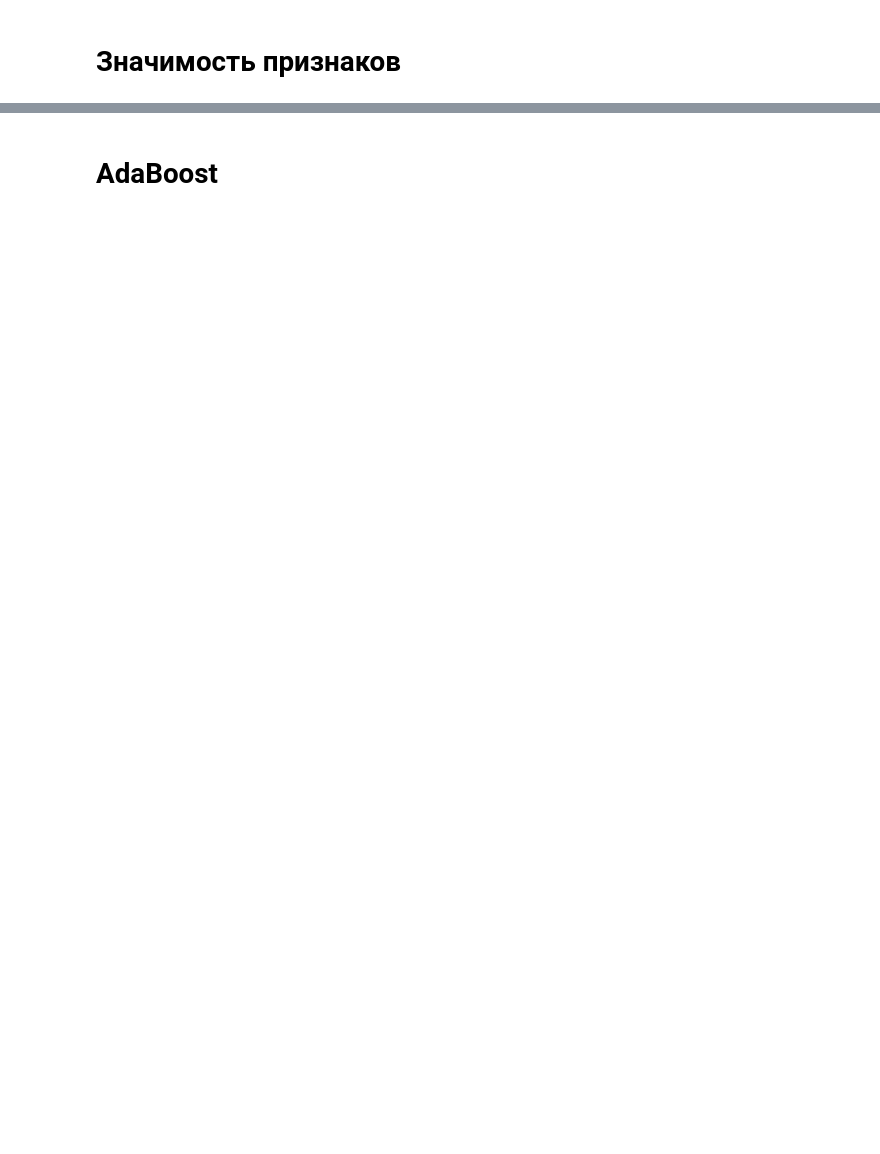
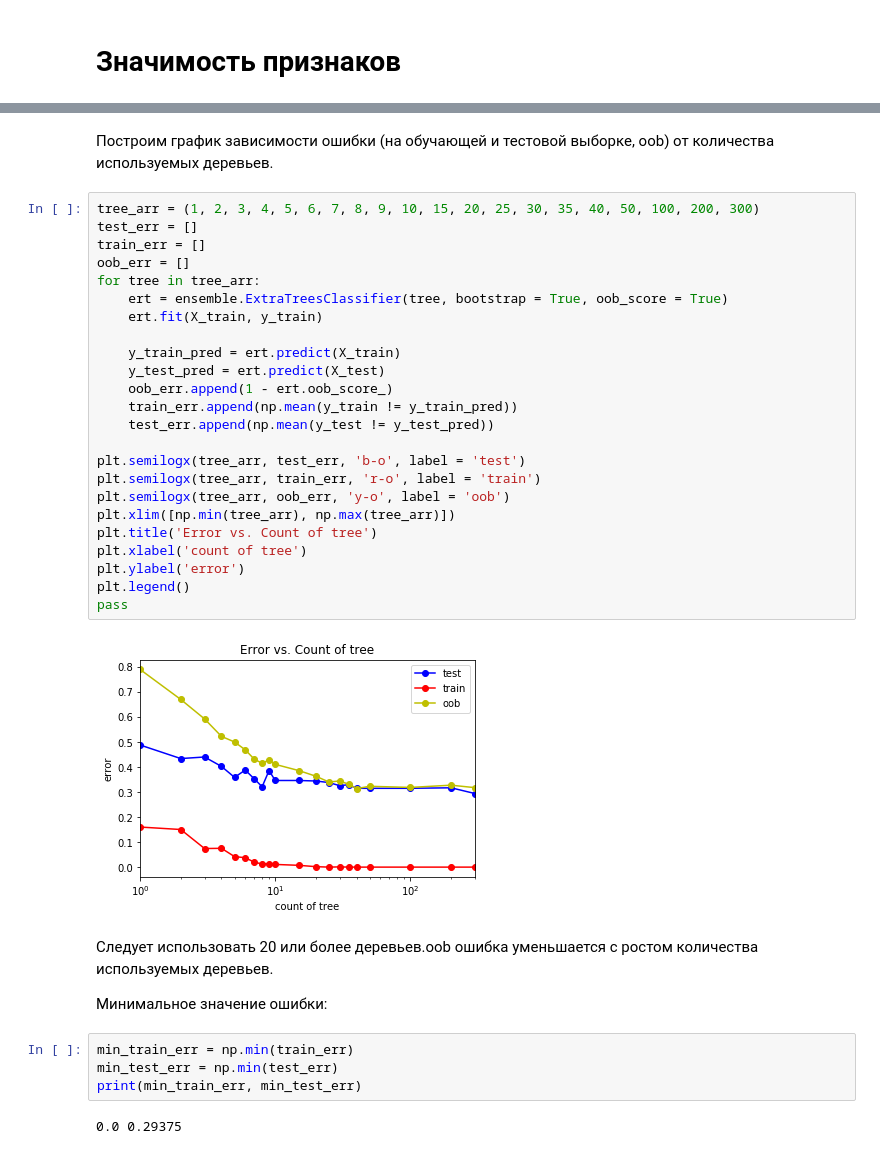
Before and after one commit to Yaroslav-Lahtachev/MachineLearning, a Jupyter notebook: ML.ipynb, the cells around one changed output, grey strips where cells are left out. Drawn from its saved outputs; the diff is of its cells as text; blank space fills up the shorter version.

```diff
--- a/ML.ipynb
+++ b/ML.ipynb
@@ -678,2 +678,38 @@ print(err_train, err_test)
-# %% [markdown]
-# AdaBoost
+# %% [markdown]
+Построим график зависимости ошибки (на обучающей и тестовой выборке, oob) от количества используемых деревьев.
+# %%
+tree_arr = (1, 2, 3, 4, 5, 6, 7, 8, 9, 10, 15, 20, 25, 30, 35, 40, 50, 100, 200, 300)
+test_err = []
+train_err = []
+oob_err = []
+for tree in tree_arr:
+    ert = ensemble.ExtraTreesClassifier(tree, bootstrap = True, oob_score = True)
+    ert.fit(X_train, y_train)
+
+    y_train_pred = ert.predict(X_train)
+    y_test_pred = ert.predict(X_test)
+    oob_err.append(1 - ert.oob_score_)
+    train_err.append(np.mean(y_train != y_train_pred))
+    test_err.append(np.mean(y_test != y_test_pred))
+
+plt.semilogx(tree_arr, test_err, 'b-o', label = 'test')
+plt.semilogx(tree_arr, train_err, 'r-o', label = 'train')
+plt.semilogx(tree_arr, oob_err, 'y-o', label = 'oob')
+plt.xlim([np.min(tree_arr), np.max(tree_arr)])
+plt.title('Error vs. Count of tree')
+plt.xlabel('count of tree')
+plt.ylabel('error')
+plt.legend()
+pass
+# %% [output]
+[figure, added]
+# %% [markdown]
+Следует использовать 20 или более деревьев.oob ошибка уменьшается с ростом количества используемых деревьев.
+
+Минимальное значение ошибки:
+# %%
+min_train_err = np.min(train_err)
+min_test_err = np.min(test_err)
+print(min_train_err, min_test_err)
+# %% [output]
+0.0 0.29375
```
Also changed, not shown: parts of 67 cells of this notebook.
